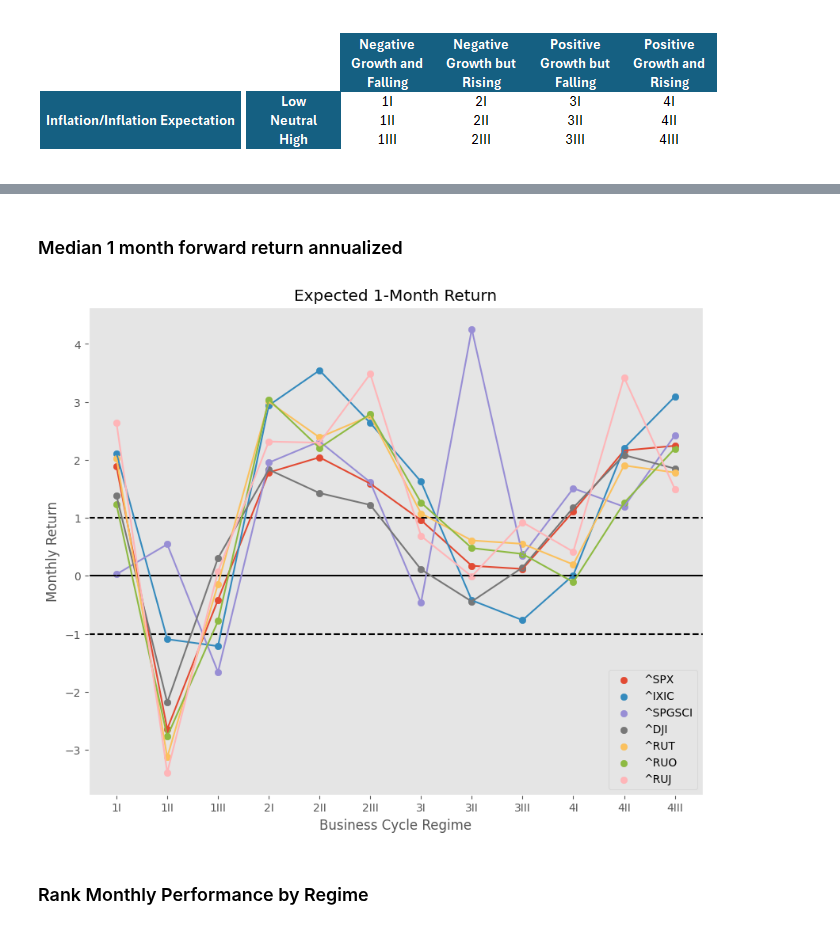
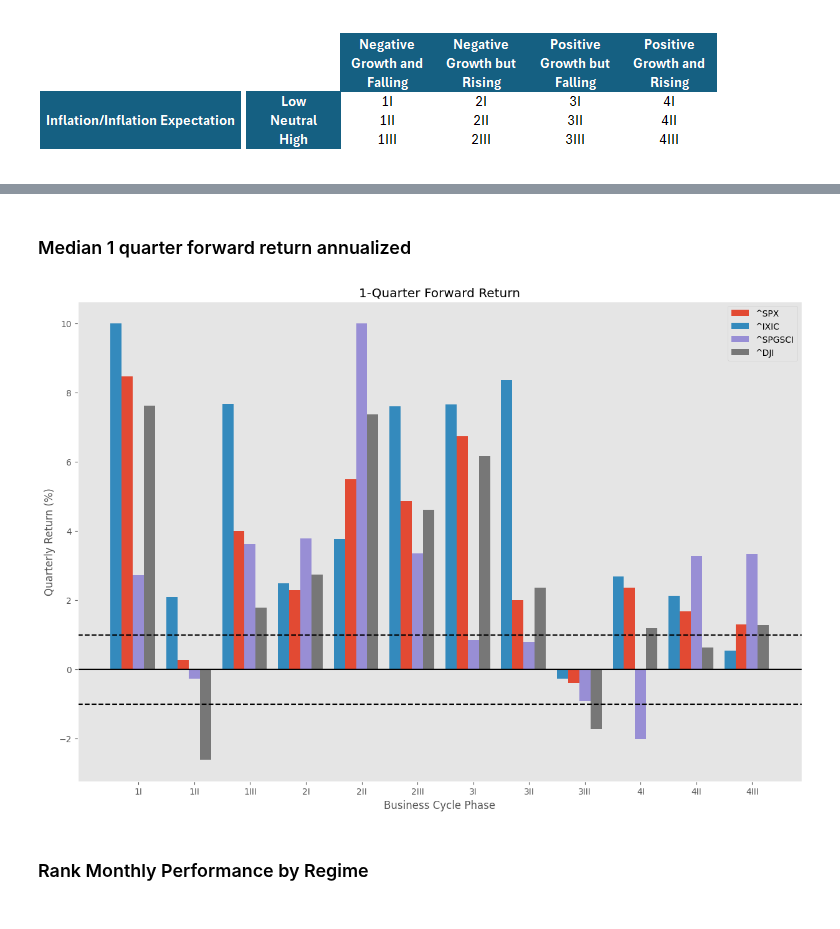
Before and after one commit to PatrickHLewis/Macro-Dashboard, a Jupyter notebook: Macro_Dashboard/Asset_Allocation/Tactical/Business_Cycle_Quarterly.ipynb, the cells around one changed output, grey strips where cells are left out. Saved outputs shown, nothing was run; the diff lists cells and outputs as text; code cells hidden in the pictures.

```diff
--- a/Macro_Dashboard/Asset_Allocation/Tactical/Business_Cycle_Quarterly.ipynb
+++ b/Macro_Dashboard/Asset_Allocation/Tactical/Business_Cycle_Quarterly.ipynb
@@ -146,7 +96,8 @@ growth_inflation_regime = data['growth_inflation_regime']["1955-02":]
 # %%
     #Import returns data
 
-symbols = ["^SPX", "^IXIC", "^SPGSCI", '^DJI', "^NYICDX",  '^RUT', '^RUO', '^RUJ']
+symbols = ["^SPX", "^IXIC", "^SPGSCI", '^DJI', "^NYICDX"]
+symbols_alt = ['^RUT', '^RUO', '^RUJ','EEM']
 start_date="1900-01-01"
 df = obb.equity.price.historical(symbol = symbols, start_date = start_date, provider="yfinance", interval = '1M', include = False).to_df()
 
@@ -157,7 +108,10 @@ for i in symbols:
         assets[i] = close.loc[df['symbol'] == i]['close']
 assets = assets[~assets.index.duplicated(keep='first')]
 
-assets.index = pd.to_datetime(assets.index).strftime('%Y-%m')
+assets.index = pd.to_datetime(assets.index)
+assets.index = assets.index + pd.offsets.MonthEnd()
+assets_m = assets
+assets = assets.resample(rule='Q').last()
 # %%
 assets_ret = ((assets / assets.shift(1))-1)*100
 assets_ret_fwd = (((assets.shift(-1)/assets)-1)*100)
@@ -167,6 +121,9 @@ for i in assets_ret.columns:
     assets_ret.loc[assets_ret[i] > 15, i] = 15
     assets_ret_fwd.loc[assets_ret_fwd[i] < -10, i] = -10
     assets_ret_fwd.loc[assets_ret_fwd[i] > 10, i] = 10
+# %%
+for i in assets_m.columns:
+    assets_m[f'{i}_vol'] = assets_m[i].rolling(window=3).std()
 # %% [markdown]
 Asset performance by regime
 # %%
@@ -225,9 +183,16 @@ datamap = {'1I':1,	'1II':2,	'1III':3,	'2I':4,	'2II':5,	'2III':6,
 y = list(map(lambda x: datamap[x], y))
 y = pd.DataFrame(y, index = assets.index)
 bins = growth_inflation_values
+
+plt.figure(figsize=(10,8))
+plt.axhline(y=9, linestyle='--', color='black')
+plt.axhline(y=6, linestyle='--', color='black')
+plt.axhline(y=3, linestyle='--', color='black')
 plt.plot(y)
-plt.suptitle('Growth Inflation Regime')
+plt.title('Business Cycle Phases')
 plt.yticks([1,3,2,4,5,6,7,8,9,10,11,12], bins)
 plt.annotate('Source: OpenBB', xy=(0, -55), xycoords='axes points', color='black', fontsize=8)
+plt.grid(False)
+plt.style.use("ggplot")
 plt.show()
 # %% [output]
@@ -313,44 +251,37 @@ for y in [y6, y7, y8]:
 # %% [markdown]
-### Median 1 month forward return annualized
+### Median 1 quarter forward return annualized
 # %%
-x1 = assets_perf_fwd.index
+x1 = np.arange(len(assets_perf_fwd))
+
 y1 = assets_perf_fwd.iloc[:,0]
 y2 = assets_perf_fwd.iloc[:,1]
 y3 = assets_perf_fwd.iloc[:,2]
 y4 = assets_perf_fwd.iloc[:,3]
 y5 = assets_perf_fwd.iloc[:,4]
-y6 = assets_perf_fwd.iloc[:,5]
-y7 = assets_perf_fwd.iloc[:,6]
-y8 = assets_perf_fwd.iloc[:,7]
 
-fig = plt.figure(figsize=(10,8))
-ax1 = fig.add_subplot(111)
+plt.figure(figsize=(15,10))
+width = 0.2
 
-ax1.scatter(x1, y1, label = y1.name)
-ax1.scatter(x1, y2, label = y2.name)
-ax1.scatter(x1, y3, label = y3.name)
-ax1.scatter(x1, y4, label = y4.name)
-ax1.scatter(x1, y6, label = y6.name)
-ax1.scatter(x1, y7, label = y7.name)
-ax1.scatter(x1, y8, label = y8.name)
+plt.bar(x1-0.2, y1, width, label = y1.name)
+plt.bar(x1-0.4, y2, width, label = y2.name)
+plt.bar(x1, y3, width, label = y3.name)
+plt.bar(x1+0.2, y4, width, label = y4.name)
+plt.xticks(x1, assets_perf_fwd.index )
+
 plt.axhline(y=1, linestyle = '--', color = 'black')
 plt.axhline(y=-1, linestyle = '--', color = 'black')
 plt.axhline(y = 0, color = 'black')
-plt.xlabel('Business Cycle Regime')
-plt.ylabel('Monthly Return')
-plt.title('Expected 1-Month Return')
-plt.plot(y1)
-plt.plot(y2)
-plt.plot(y3)
-plt.plot(y4)
-plt.plot(y6)
-plt.plot(y7)
-plt.plot(y8)
+plt.xlabel('Business Cycle Phase')
+plt.ylabel('Quarterly Return (%)')
+plt.title('1-Quarter Forward Return')
+#plt.plot(y6)
+#plt.plot(y7)
+#plt.plot(y8)
 plt.grid(False)
 plt.legend(labelcolor='black')
 plt.show()
 # %% [output]
-[figure, old version]
+[figure, new version]
 # %%
 assets_ret['growth_inflation_regime'] = assets['growth_inflation_regime']
 assets_ret=assets_ret.dropna()
```
Also changed, not shown: parts of 38 cells of this notebook, 11 other files.
